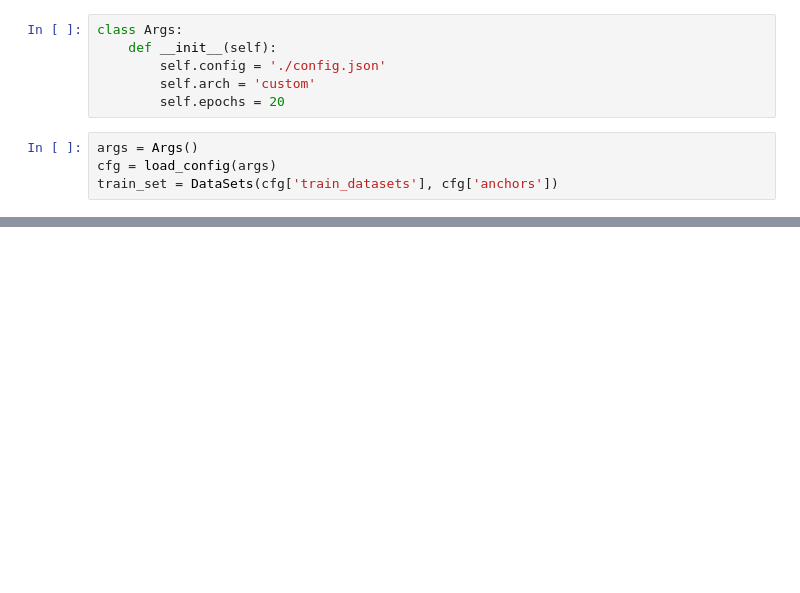
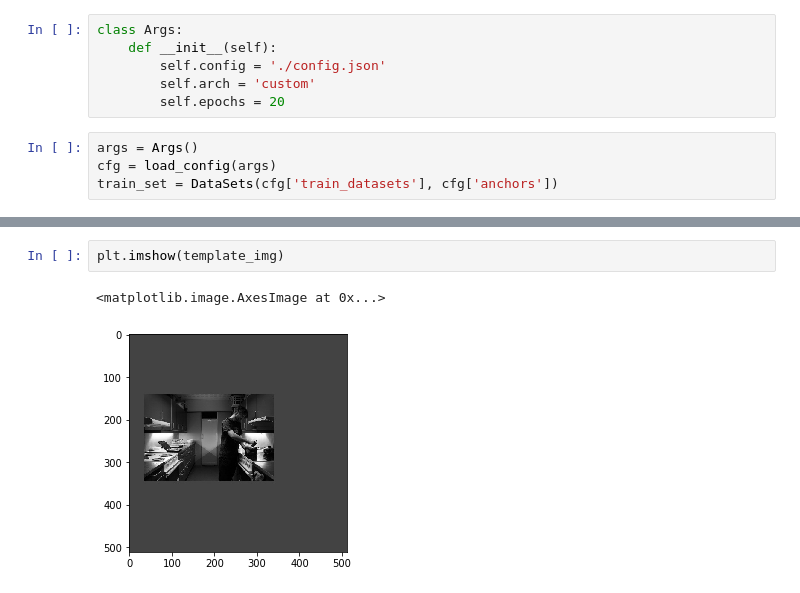
Before and after one commit to SJTU-DL-lab/SiamRCNN, a Jupyter notebook: notebook/test_dataset.ipynb, the cells around one changed output, grey strips where cells are left out. Drawn from its saved outputs; the diff is of its cells as text; blank space fills up the shorter version.

```diff
--- a/notebook/test_dataset.ipynb
+++ b/notebook/test_dataset.ipynb
@@ -37,0 +60,5 @@ IndexError: too many indices for array
+# %%
+plt.imshow(template_img)
+# %% [output]
+<matplotlib.image.AxesImage at 0x...>
+[figure, added]
```
Also changed, not shown: parts of 3 cells of this notebook, 4 other files.
